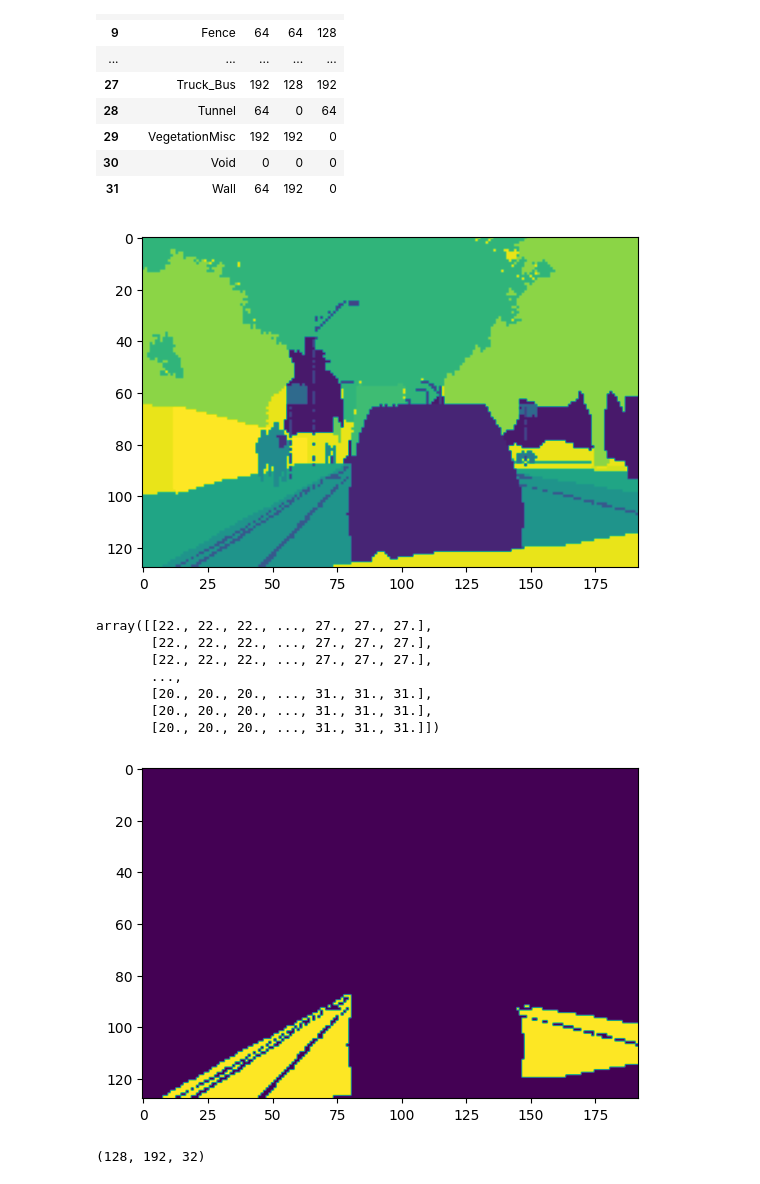
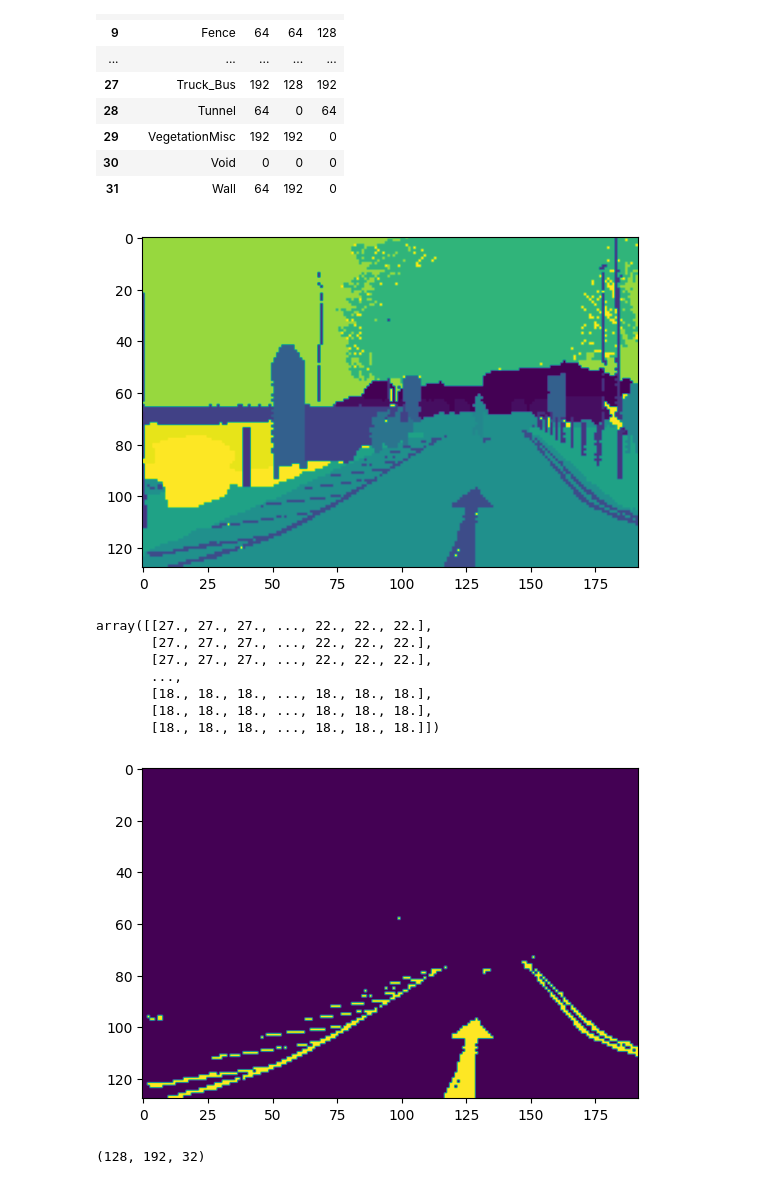
Before and after one commit to OkhotnikovVV/Education, a Jupyter notebook: GB/Quarter 05/Introduction to Neural Networks/Lesson 06/OVV_INN_HW_06.ipynb, the cells around one changed output. Saved outputs shown, nothing was run; the diff lists cells and outputs as text; code cells hidden in the pictures.

```diff
--- a/GB/Quarter 05/Introduction to Neural Networks/Lesson 06/OVV_INN_HW_06.ipynb
+++ b/GB/Quarter 05/Introduction to Neural Networks/Lesson 06/OVV_INN_HW_06.ipynb
@@ -148,26 +148,26 @@ def Color2index(y, arr_col=arr_col):
 
     return y_cat, y_ind#, i-1
 # %%
-cat_yi, ind_yi = Color2index(image.img_to_array(train_masks[3]))
+cat_yi, ind_yi = Color2index(image.img_to_array(train_masks[80]))
 plt.imshow(ind_yi)
 plt.show()
 # %% [output]
-[figure, old version]
+[figure, new version]
 # %%
 ind_yi
 # %% [output]
-array([[22., 22., 22., ..., 27., 27., 27.],
-       [22., 22., 22., ..., 27., 27., 27.],
-       [22., 22., 22., ..., 27., 27., 27.],
+array([[27., 27., 27., ..., 22., 22., 22.],
+       [27., 27., 27., ..., 22., 22., 22.],
+       [27., 27., 27., ..., 22., 22., 22.],
        ...,
-       [20., 20., 20., ..., 31., 31., 31.],
-       [20., 20., 20., ..., 31., 31., 31.],
-       [20., 20., 20., ..., 31., 31., 31.]])
+       [18., 18., 18., ..., 18., 18., 18.],
+       [18., 18., 18., ..., 18., 18., 18.],
+       [18., 18., 18., ..., 18., 18., 18.]])
 # %%
-plt.imshow(cat_yi[..., 17])
+plt.imshow(cat_yi[..., 10])
 plt.show()
 # %% [output]
-[figure, old version]
+[figure, new version]
 # %%
 cat_yi.shape
 # %% [output]
```
Also changed, not shown: parts of 9 cells of this notebook.
